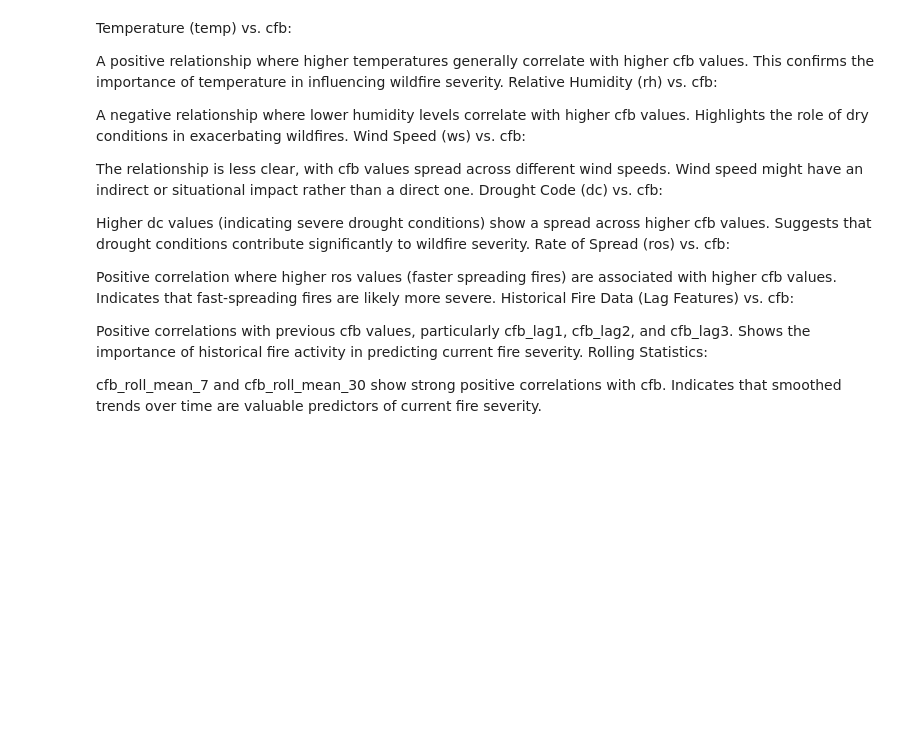
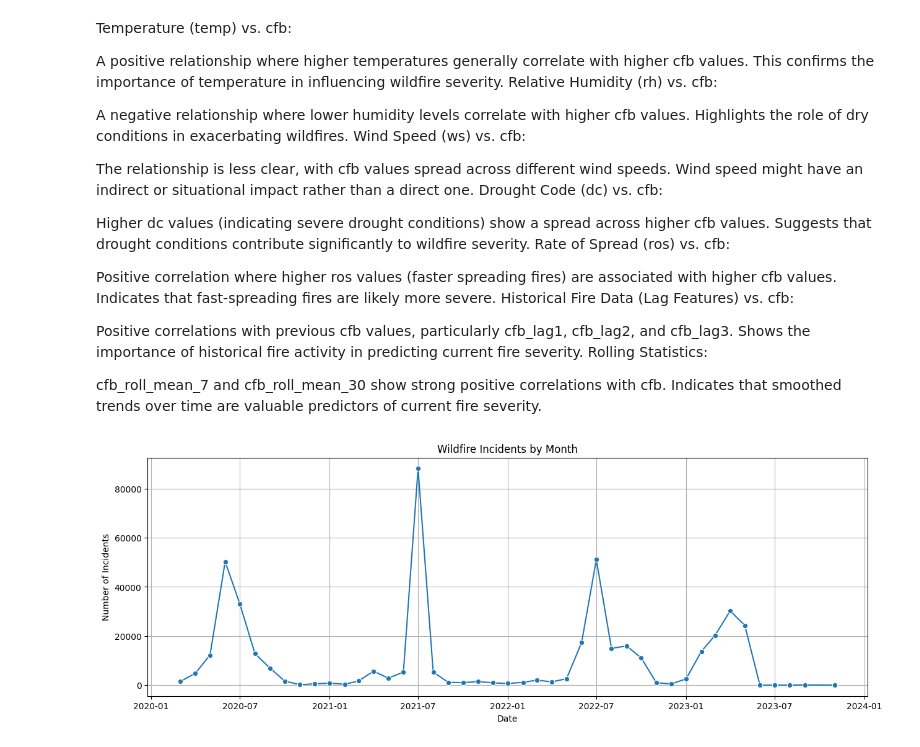
Before and after one commit to Big-Data-Capstone-S2024/WildFireSimulation, a Jupyter notebook: wildfireprediction_feature_engineering.ipynb, the cells around one changed output. Drawn from its saved outputs; the diff is of its cells as text; code cells hidden in the pictures; blank space fills up the shorter version.

```diff
--- a/wildfireprediction_feature_engineering.ipynb
+++ b/wildfireprediction_feature_engineering.ipynb
@@ -334,3 +382,17 @@ Rolling Statistics:
 
 cfb_roll_mean_7 and cfb_roll_mean_30 show strong positive correlations with cfb.
 Indicates that smoothed trends over time are valuable predictors of current fire severity.
+# %%
+# Wildfire Incidents by Month
+monthly_incidents = geo_wfp.groupby(['year', 'month']).size().reset_index(name='count')
+monthly_incidents['date'] = pd.to_datetime(monthly_incidents[['year', 'month']].assign(day=1))
+
+plt.figure(figsize=(15, 5))
+sns.lineplot(x='date', y='count', data=monthly_incidents, marker='o')
+plt.title('Wildfire Incidents by Month')
+plt.xlabel('Date')
+plt.ylabel('Number of Incidents')
+plt.grid(True)
+plt.show()
+# %% [output]
+[figure, added]
```
Also changed, not shown: parts of 17 cells of this notebook, 18 other files.
